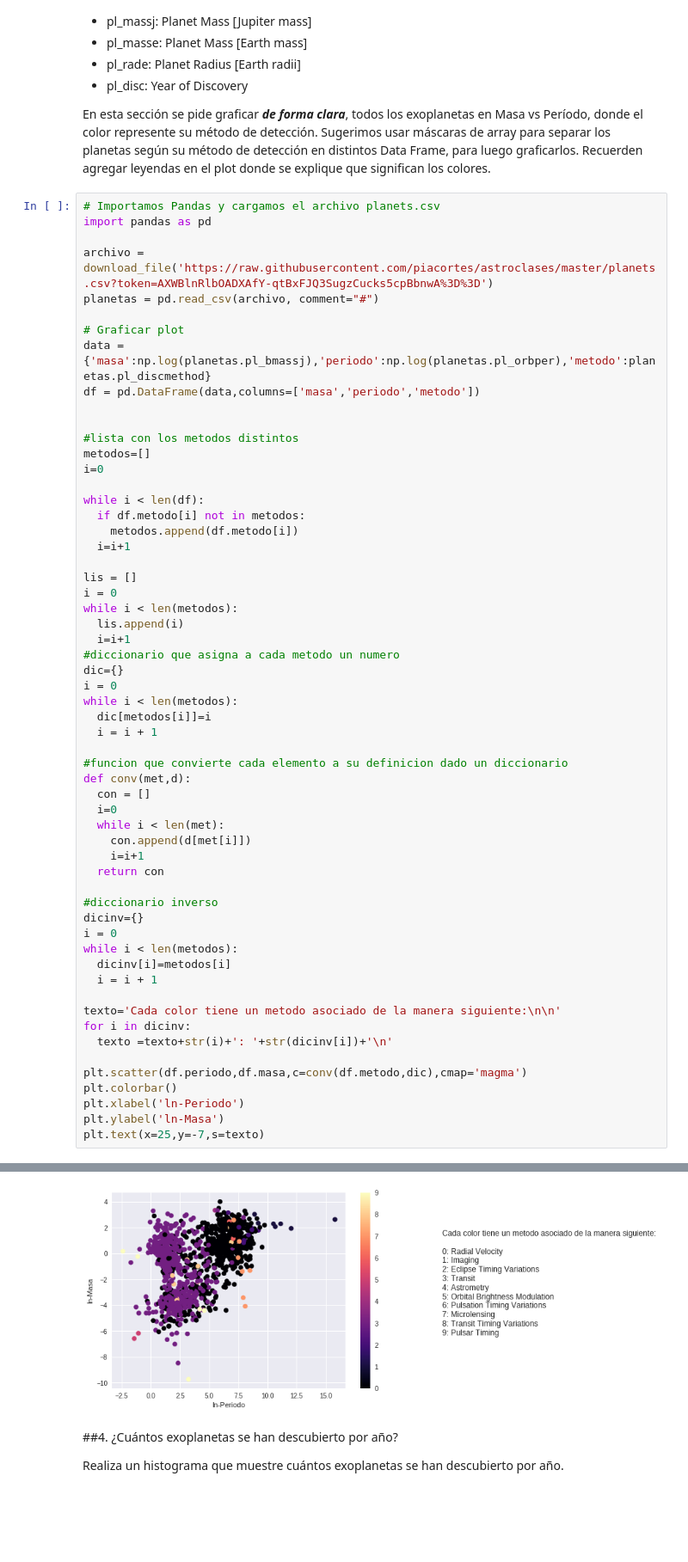
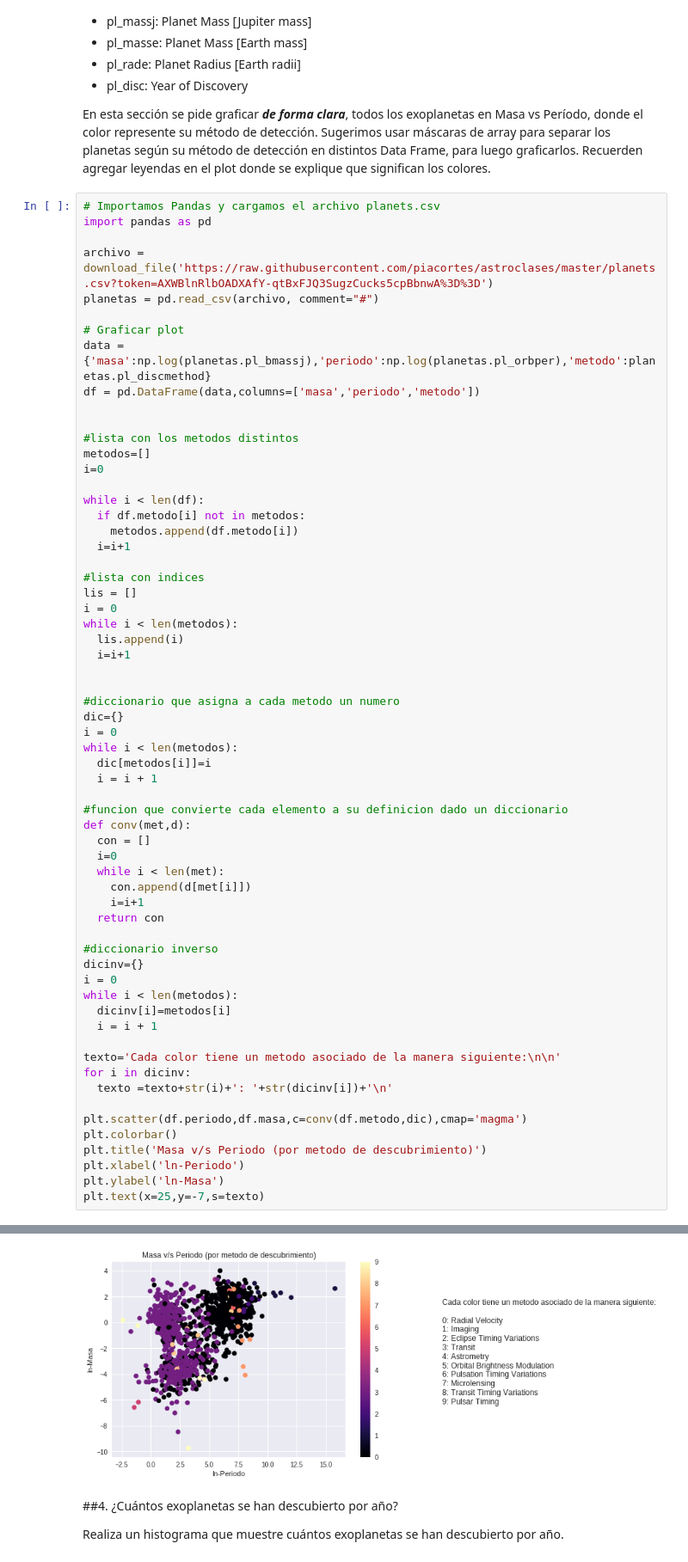
Before and after one commit to DiegoRomanCortes/minitarea3, a Jupyter notebook: minitarea3.ipynb, the cells around one changed output, grey strips where cells are left out. Shown: that part at 86% size. Drawn from its saved outputs; the diff is of its cells as text; blank space fills up the shorter version.

```diff
--- a/minitarea3.ipynb
+++ b/minitarea3.ipynb
@@ -208,11 +208,14 @@ while i < len(df):
     metodos.append(df.metodo[i])
   i=i+1
 
+#lista con indices
 lis = []
 i = 0
 while i < len(metodos):
   lis.append(i)
   i=i+1
+
+
 #diccionario que asigna a cada metodo un numero
 dic={}
 i = 0
@@ -221,34 +224,35 @@ while i < len(metodos):
   i = i + 1
 
 #funcion que convierte cada elemento a su definicion dado un diccionario
 def conv(met,d):
   con = []
   i=0
   while i < len(met):
     con.append(d[met[i]])
     i=i+1
   return con
 
 #diccionario inverso
 dicinv={}
 i = 0
 while i < len(metodos):
   dicinv[i]=metodos[i]
   i = i + 1
 
 texto='Cada color tiene un metodo asociado de la manera siguiente:\n\n'
 for i in dicinv:
   texto =texto+str(i)+': '+str(dicinv[i])+'\n'
 
 plt.scatter(df.periodo,df.masa,c=conv(df.metodo,dic),cmap='magma')
 plt.colorbar()
+plt.title('Masa v/s Periodo (por metodo de descubrimiento)')
 plt.xlabel('ln-Periodo')
 plt.ylabel('ln-Masa')
 plt.text(x=25,y=-7,s=texto)
 # %% [output]
 Downloading https://raw.githubusercontent.com/piacortes/astroclases/master/planets.csv?token=AXWBlnRlbOADXAfY-qtBxFJQ3SugzCucks5cpBbnwA%3D%3D [Done]
 Text(25, -7, 'Cada color tiene un metodo asociado de la manera siguiente:\n\n0: Radial Velocity\n1: Imaging\n2: Eclipse Timing Variations\n3: Transit\n4: Astrometry\n5: Orbital Brightness Modulation\n ...
-[figure, old version]
+[figure, new version]
 # %% [markdown]
 ##4. ¿Cuántos exoplanetas se han descubierto por año?
 
```
